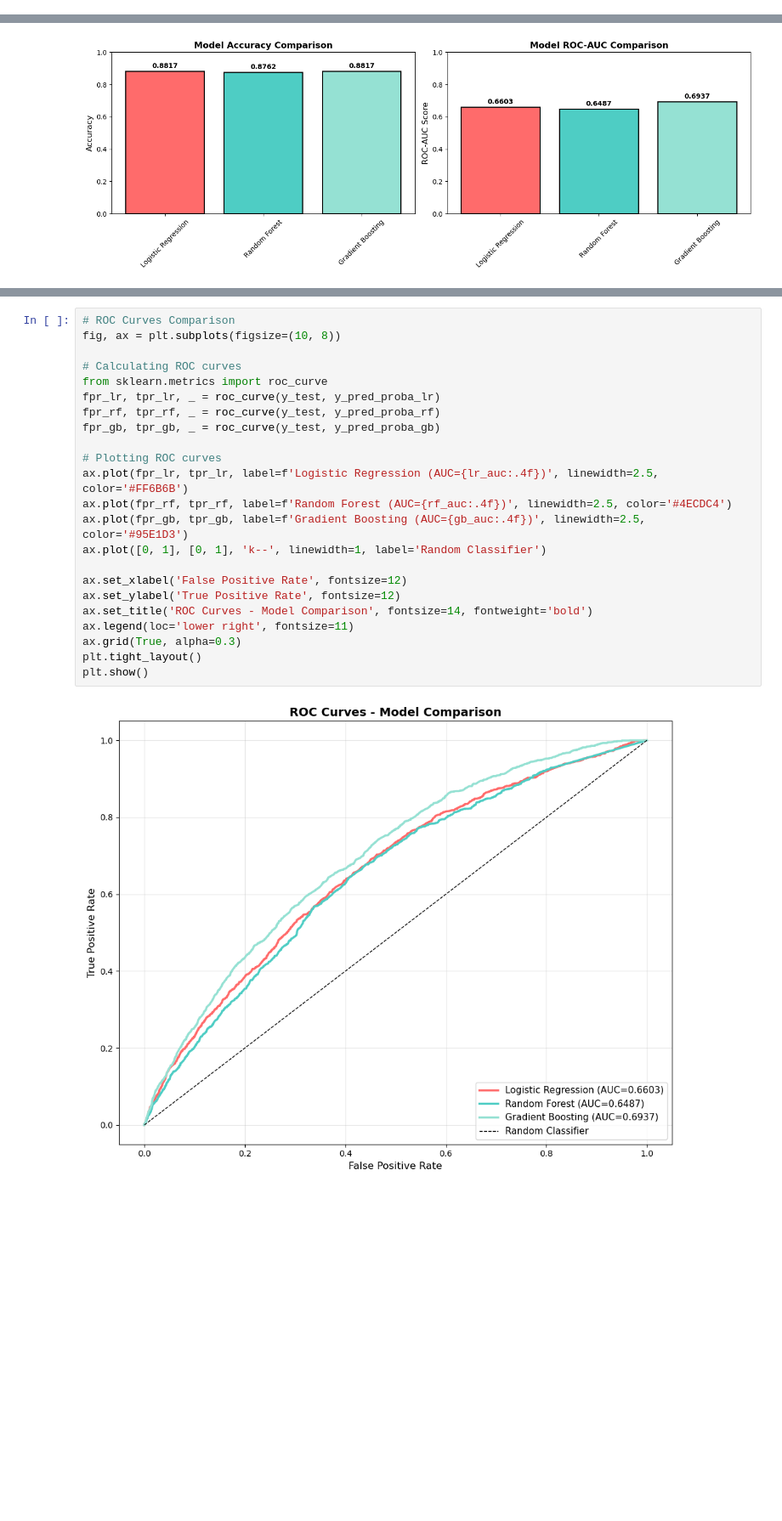
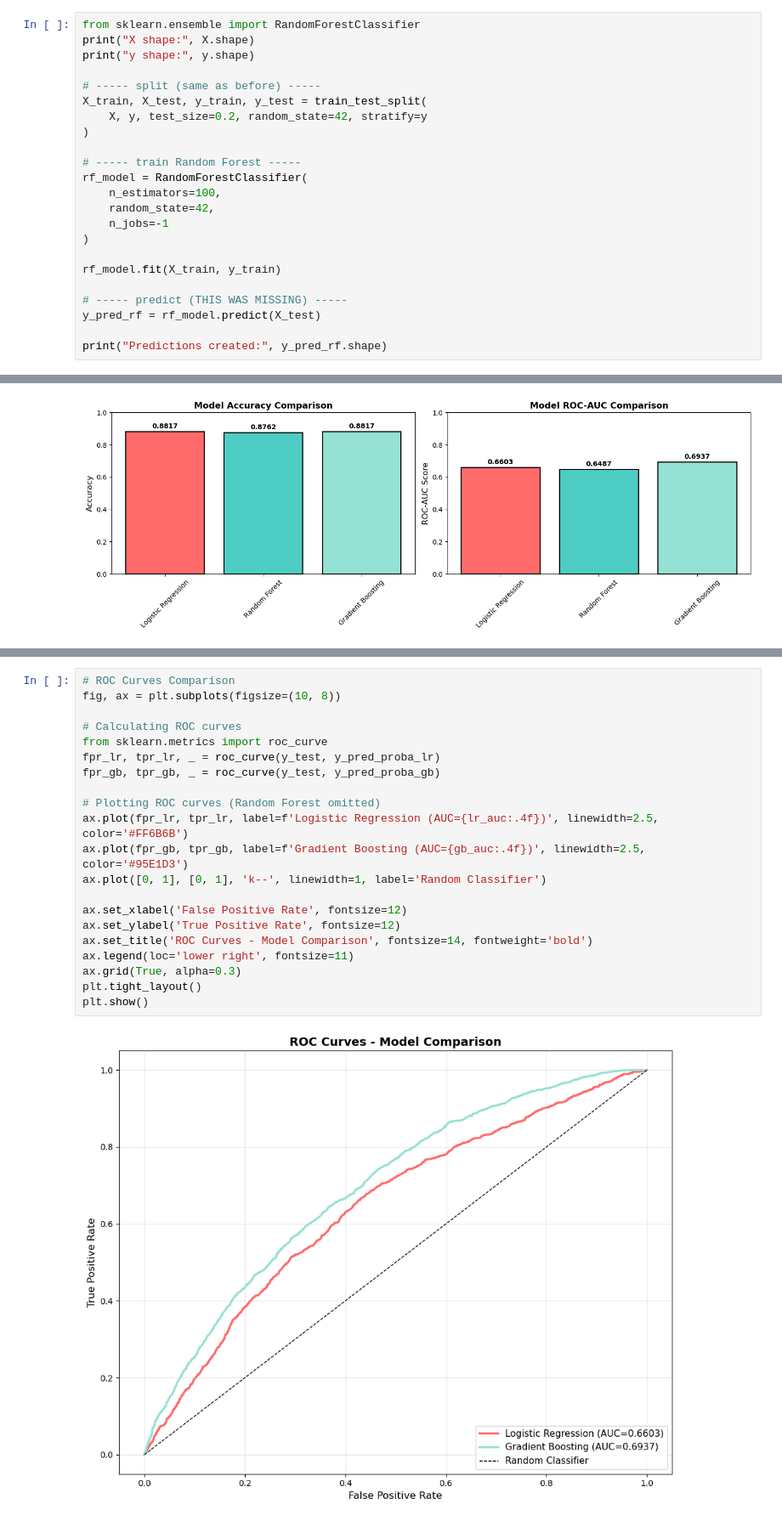
Before and after one commit to reronetfelan-lgtm/Phase3-Project, a Jupyter notebook: index.ipynb, the cells around one changed output, grey strips where cells are left out. Shown at 85% size. Cells and saved outputs as stored; diff of their text form; blank space fills up the shorter version.

```diff
--- a/index.ipynb
+++ b/index.ipynb
@@ -854,0 +698,23 @@ Classification Report:
+# %%
+from sklearn.ensemble import RandomForestClassifier
+print("X shape:", X.shape)
+print("y shape:", y.shape)
+
+# ----- split (same as before) -----
+X_train, X_test, y_train, y_test = train_test_split(
+    X, y, test_size=0.2, random_state=42, stratify=y
+)
+
+# ----- train Random Forest -----
+rf_model = RandomForestClassifier(
+    n_estimators=100,
+    random_state=42,
+    n_jobs=-1
+)
+
+rf_model.fit(X_train, y_train)
+
+# ----- predict (THIS WAS MISSING) -----
+y_pred_rf = rf_model.predict(X_test)
+
+print("Predictions created:", y_pred_rf.shape)
@@ -1525,28 +1628,26 @@ Gradient Boosting     0.0 %  100.0 %
 # %%
 # ROC Curves Comparison
 fig, ax = plt.subplots(figsize=(10, 8))
 
 # Calculating ROC curves
 from sklearn.metrics import roc_curve
 fpr_lr, tpr_lr, _ = roc_curve(y_test, y_pred_proba_lr)
-fpr_rf, tpr_rf, _ = roc_curve(y_test, y_pred_proba_rf)
 fpr_gb, tpr_gb, _ = roc_curve(y_test, y_pred_proba_gb)
 
-# Plotting ROC curves
+# Plotting ROC curves (Random Forest omitted)
 ax.plot(fpr_lr, tpr_lr, label=f'Logistic Regression (AUC={lr_auc:.4f})', linewidth=2.5, color='#FF6B6B')
-ax.plot(fpr_rf, tpr_rf, label=f'Random Forest (AUC={rf_auc:.4f})', linewidth=2.5, color='#4ECDC4')
 ax.plot(fpr_gb, tpr_gb, label=f'Gradient Boosting (AUC={gb_auc:.4f})', linewidth=2.5, color='#95E1D3')
 ax.plot([0, 1], [0, 1], 'k--', linewidth=1, label='Random Classifier')
 
 ax.set_xlabel('False Positive Rate', fontsize=12)
 ax.set_ylabel('True Positive Rate', fontsize=12)
 ax.set_title('ROC Curves - Model Comparison', fontsize=14, fontweight='bold')
 ax.legend(loc='lower right', fontsize=11)
 ax.grid(True, alpha=0.3)
 plt.tight_layout()
 plt.show()
 # %% [output]
-[figure, old version]
+[figure, new version]
 # %%
 # Feature Importance Visualization (Random Forest)
 # This cell requires ML models to be trained first (X_train, rf_model must exist)
```
Also changed, not shown: parts of 23 cells of this notebook, 2 other files.
